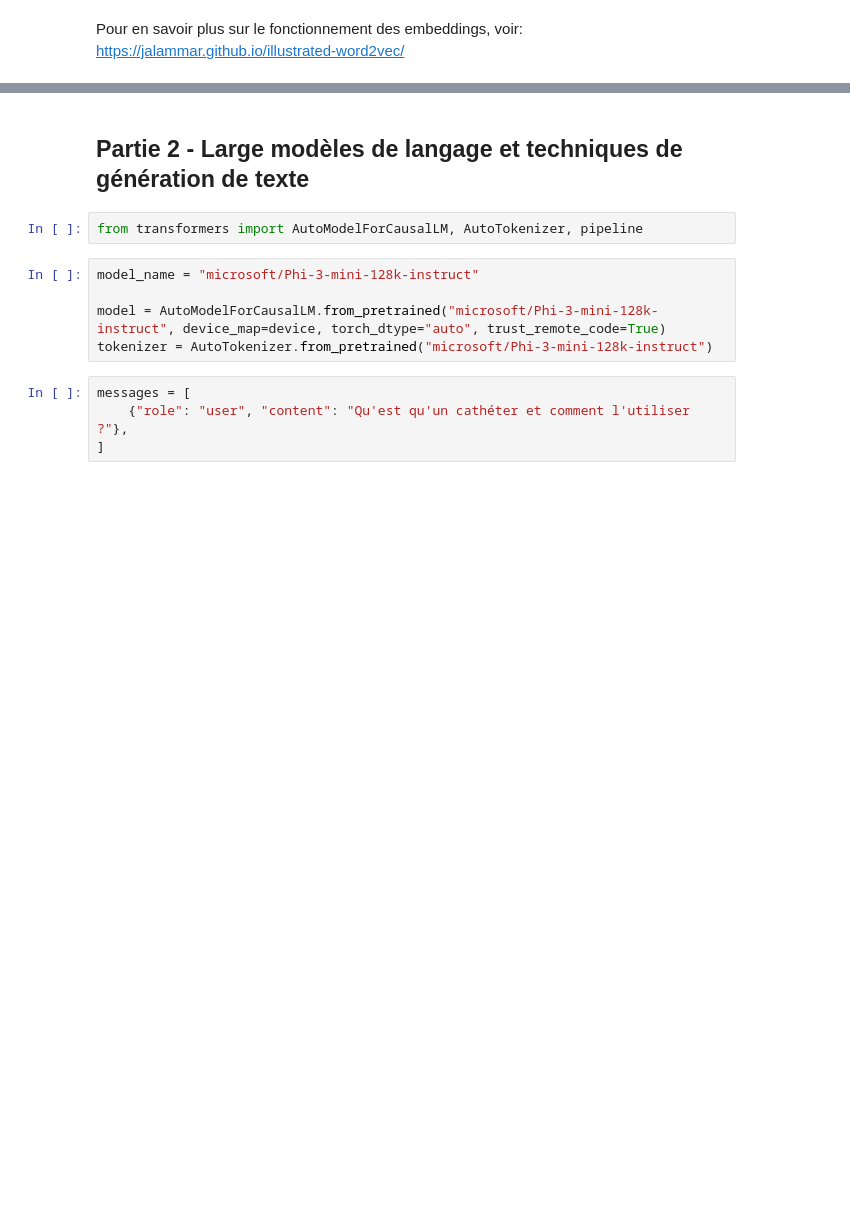
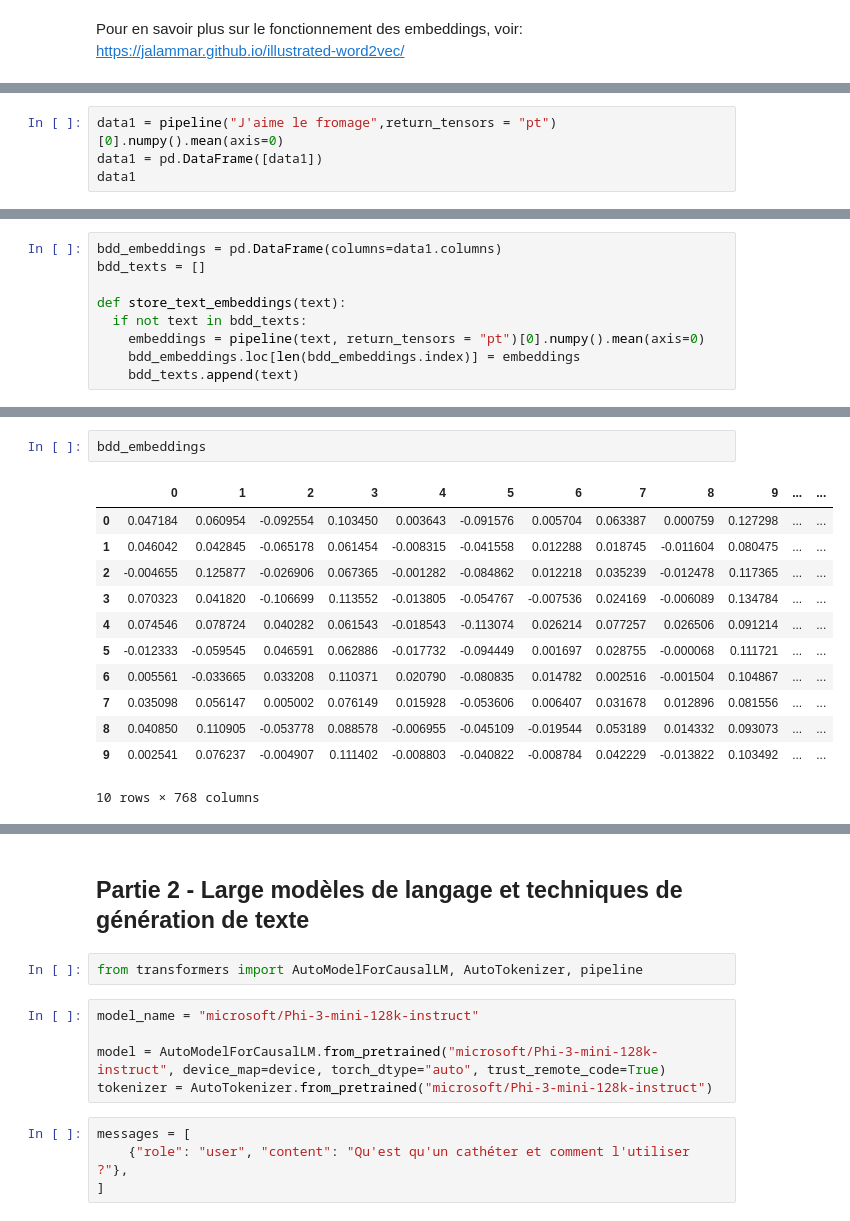
Before and after one commit to a-t-richard/DU-IAS-Atelier-NLP, a Jupyter notebook: DU_IAS_Atelier_NLP.ipynb, the cells around one changed output, grey strips where cells are left out. Cells and saved outputs as stored; diff of their text form; blank space fills up the shorter version.

Commit message:
test doc embeddings

```diff
--- a/DU_IAS_Atelier_NLP.ipynb
+++ b/DU_IAS_Atelier_NLP.ipynb
@@ -234,0 +342,4 @@ Pour en savoir plus sur le fonctionnement des embeddings, voir: https://jalammar
+# %%
+data1 = pipeline("J'aime le fromage",return_tensors = "pt")[0].numpy().mean(axis=0)
+data1 = pd.DataFrame([data1])
+data1
@@ -234,0 +386,9 @@ Pour en savoir plus sur le fonctionnement des embeddings, voir: https://jalammar
+# %%
+bdd_embeddings = pd.DataFrame(columns=data1.columns)
+bdd_texts = []
+
+def store_text_embeddings(text):
+  if not text in bdd_texts:
+    embeddings = pipeline(text, return_tensors = "pt")[0].numpy().mean(axis=0)
+    bdd_embeddings.loc[len(bdd_embeddings.index)] = embeddings
+    bdd_texts.append(text)
@@ -234,0 +411,15 @@ Pour en savoir plus sur le fonctionnement des embeddings, voir: https://jalammar
+# %%
+bdd_embeddings
+# %% [output]
+|  | 0 | 1 | 2 | 3 | 4 | 5 | 6 | 7 | 8 | 9 | ... | ... |
+| 0 | 0.047184 | 0.060954 | -0.092554 | 0.103450 | 0.003643 | -0.091576 | 0.005704 | 0.063387 | 0.000759 | 0.127298 | ... | ... |
+| 1 | 0.046042 | 0.042845 | -0.065178 | 0.061454 | -0.008315 | -0.041558 | 0.012288 | 0.018745 | -0.011604 | 0.080475 | ... | ... |
+| 2 | -0.004655 | 0.125877 | -0.026906 | 0.067365 | -0.001282 | -0.084862 | 0.012218 | 0.035239 | -0.012478 | 0.117365 | ... | ... |
+| 3 | 0.070323 | 0.041820 | -0.106699 | 0.113552 | -0.013805 | -0.054767 | -0.007536 | 0.024169 | -0.006089 | 0.134784 | ... | ... |
+| 4 | 0.074546 | 0.078724 | 0.040282 | 0.061543 | -0.018543 | -0.113074 | 0.026214 | 0.077257 | 0.026506 | 0.091214 | ... | ... |
+| 5 | -0.012333 | -0.059545 | 0.046591 | 0.062886 | -0.017732 | -0.094449 | 0.001697 | 0.028755 | -0.000068 | 0.111721 | ... | ... |
+| 6 | 0.005561 | -0.033665 | 0.033208 | 0.110371 | 0.020790 | -0.080835 | 0.014782 | 0.002516 | -0.001504 | 0.104867 | ... | ... |
+| 7 | 0.035098 | 0.056147 | 0.005002 | 0.076149 | 0.015928 | -0.053606 | 0.006407 | 0.031678 | 0.012896 | 0.081556 | ... | ... |
+| 8 | 0.040850 | 0.110905 | -0.053778 | 0.088578 | -0.006955 | -0.045109 | -0.019544 | 0.053189 | 0.014332 | 0.093073 | ... | ... |
+| 9 | 0.002541 | 0.076237 | -0.004907 | 0.111402 | -0.008803 | -0.040822 | -0.008784 | 0.042229 | -0.013822 | 0.103492 | ... | ... |
+10 rows × 768 columns
```
Also changed, not shown: parts of 38 cells of this notebook.
